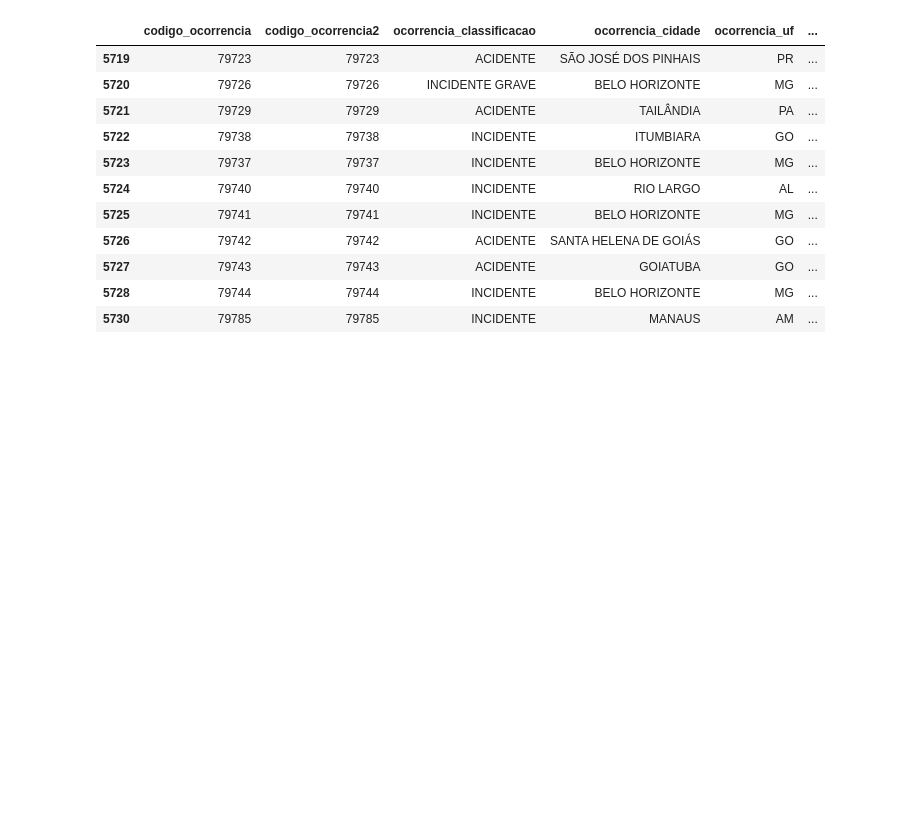
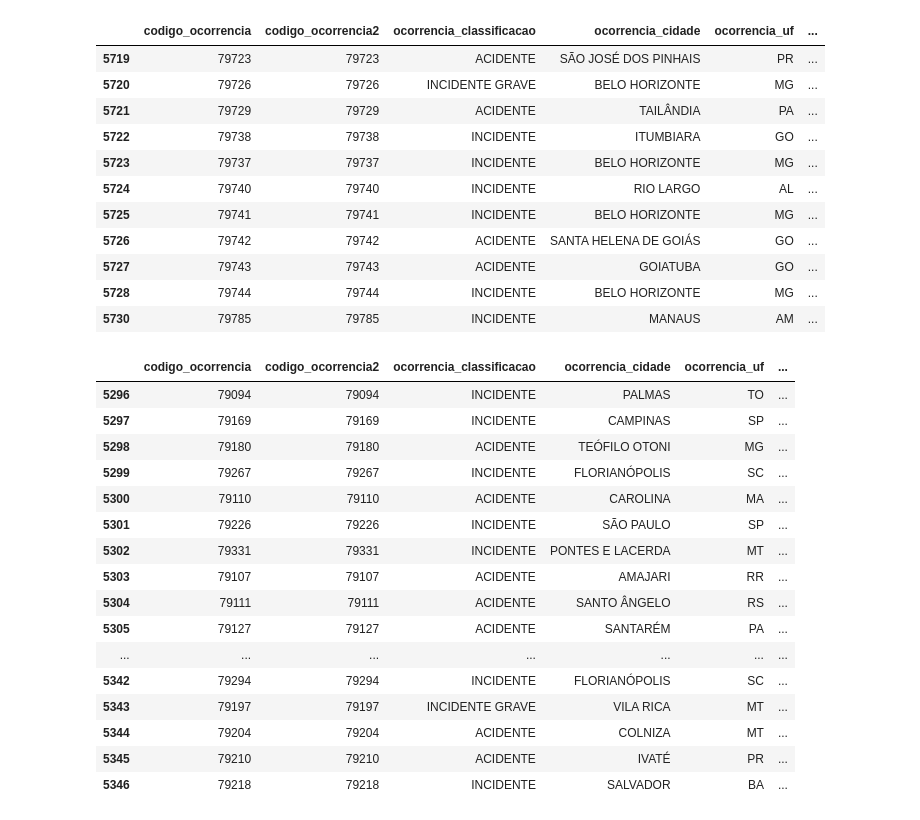
Before and after one commit to jpablolima/etl-python, a Jupyter notebook: transformacao_de_dados.ipynb, the cells around one changed output. Saved outputs shown, nothing was run; the diff lists cells and outputs as text; code cells hidden in the pictures; blank space fills up the shorter version.

Commit message:
tratamento de dados o ocorrencias do ano de 2020 região sudeste

```diff
--- a/transformacao_de_dados.ipynb
+++ b/transformacao_de_dados.ipynb
@@ -428,3 +428,27 @@ df.loc[filtro1 & filtro2]
 | 5727 | 79743 | 79743 | ACIDENTE | GOIATUBA | GO | ... |
 | 5728 | 79744 | 79744 | INCIDENTE | BELO HORIZONTE | MG | ... |
 | 5730 | 79785 | 79785 | INCIDENTE | MANAUS | AM | ... |
+# %%
+# o ocorrencias do ano de 2020 e mês 02
+filtro1 = df.ocorrencia_dia.dt.year == 2020
+filtro2 = df.ocorrencia_dia.dt.month == 2
+df2020 = df.loc[filtro1 & filtro2]
+df2020
+# %% [output]
+|  | codigo_ocorrencia | codigo_ocorrencia2 | ocorrencia_classificacao | ocorrencia_cidade | ocorrencia_uf | ... |
+| 5296 | 79094 | 79094 | INCIDENTE | PALMAS | TO | ... |
+| 5297 | 79169 | 79169 | INCIDENTE | CAMPINAS | SP | ... |
+| 5298 | 79180 | 79180 | ACIDENTE | TEÓFILO OTONI | MG | ... |
+| 5299 | 79267 | 79267 | INCIDENTE | FLORIANÓPOLIS | SC | ... |
+| 5300 | 79110 | 79110 | ACIDENTE | CAROLINA | MA | ... |
+| 5301 | 79226 | 79226 | INCIDENTE | SÃO PAULO | SP | ... |
+| 5302 | 79331 | 79331 | INCIDENTE | PONTES E LACERDA | MT | ... |
+| 5303 | 79107 | 79107 | ACIDENTE | AMAJARI | RR | ... |
+| 5304 | 79111 | 79111 | ACIDENTE | SANTO ÂNGELO | RS | ... |
+| 5305 | 79127 | 79127 | ACIDENTE | SANTARÉM | PA | ... |
+| ... | ... | ... | ... | ... | ... | ... |
+| 5342 | 79294 | 79294 | INCIDENTE | FLORIANÓPOLIS | SC | ... |
+| 5343 | 79197 | 79197 | INCIDENTE GRAVE | VILA RICA | MT | ... |
+| 5344 | 79204 | 79204 | ACIDENTE | COLNIZA | MT | ... |
+| 5345 | 79210 | 79210 | ACIDENTE | IVATÉ | PR | ... |
+| 5346 | 79218 | 79218 | INCIDENTE | SALVADOR | BA | ... |
```
Also changed, not shown: parts of 13 cells of this notebook.
